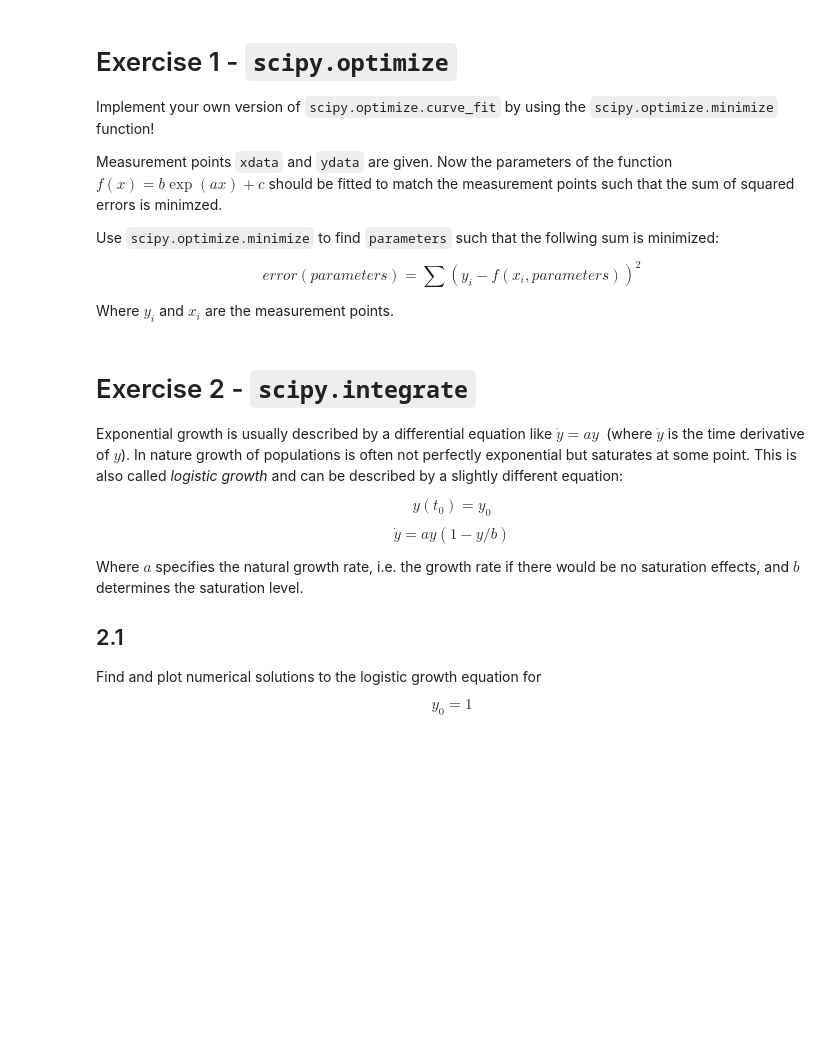
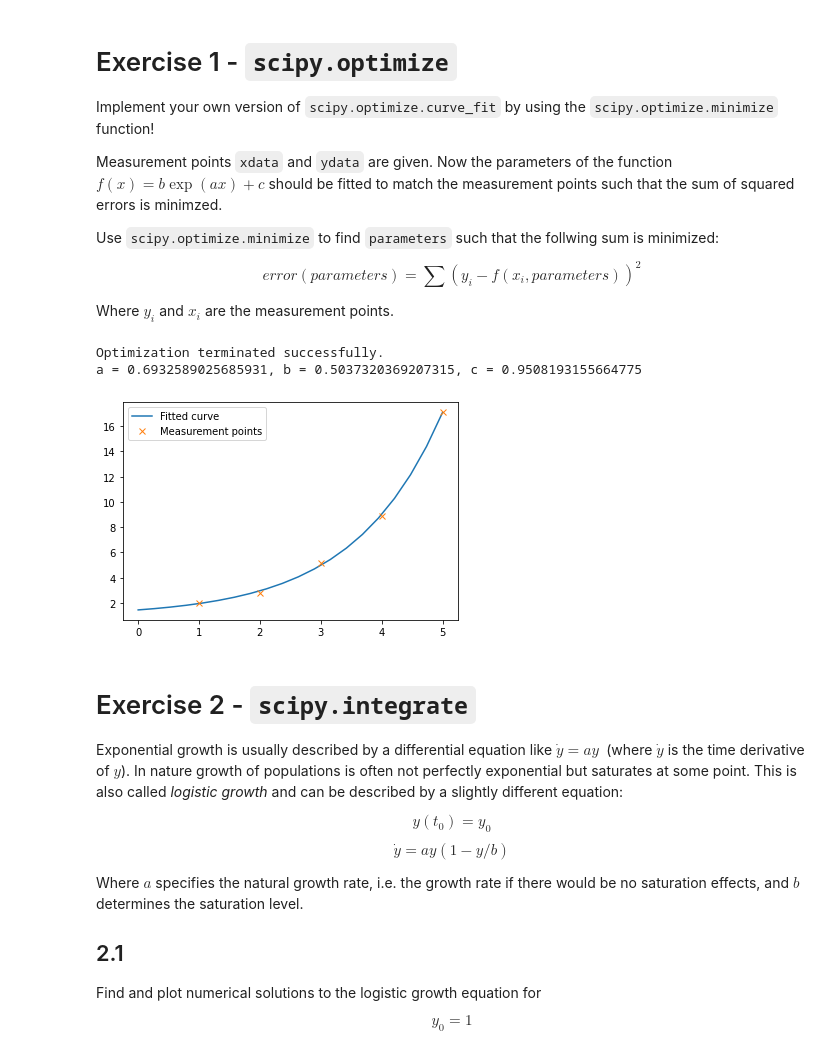
Before and after one commit to mathislindner/py-course, a Jupyter notebook: Lecture_08_matplotlib_scipy/Exercise_08.ipynb, the cells around one changed output. Drawn from its saved outputs; the diff is of its cells as text; code cells hidden in the pictures; blank space fills up the shorter version.

```diff
--- a/Lecture_08_matplotlib_scipy/Exercise_08.ipynb
+++ b/Lecture_08_matplotlib_scipy/Exercise_08.ipynb
@@ -89,7 +121,7 @@ xdata = np.array([1, 2, 3, 4, 5])
 ydata = np.array([2.0, 2.8, 5.2, 8.9, 17.1])
 
 # Curve to be fitted.
-def f(x, parameters):
+def f(x,parameters):
     a, b, c = parameters
     return b*np.exp(x*a)+c
 
@@ -97,34 +129,45 @@ def f(x, parameters):
 
 # Find parameters for `f` that minimize the sum of the squared errors.
 # Define the 'error' function which computes the sum of squared errors.
 # Then use `scipy.optimize.minimize` to find the optimal parameters that minimize the value of the error function.
 # Also an initial guess `x0` for the minimization function must be provided.
 
 # Write the solution here.
 
+""""""""def error(parameters):
+    total = 0
+    for i in range(len(ydata)):
+        total += (ydata[i]-f(xdata[i],parameters))**2
+    return total
 
-
+initialguess= [1,1,1]
+result = scipy.optimize.minimize(fun = error,x0 = initialguess, tol = 0.0001) #is changing the tol cheating? :)
+""""""""
 # END OF STUDENT TASK
 
 # Print optimization result message.
 print(result.message)
 
 
 # Plot the results if the optimization was successful.
 if not result.success:
     print("Optimization failed!")
 else:
     a, b, c = result.x
     print(f'a = {a}, b = {b}, c = {c}')
     x = np.linspace(0, 5, num=20)
     y = f(x, [a, b, c])
 
     # Plot the fitted curve together with the measurements.
     import matplotlib.pyplot as plt
     plt.plot(x, y, label='Fitted curve')
     plt.plot(xdata, ydata, 'x', label='Measurement points')
     plt.legend()
     plt.show()
+# %% [output]
+Optimization terminated successfully.
+a = 0.6932589025685931, b = 0.5037320369207315, c = 0.9508193155664775
+[figure, added]
 # %% [markdown]
 # Exercise 2 - `scipy.integrate`
 
```
Also changed, not shown: parts of 9 cells of this notebook, 1 other file.
